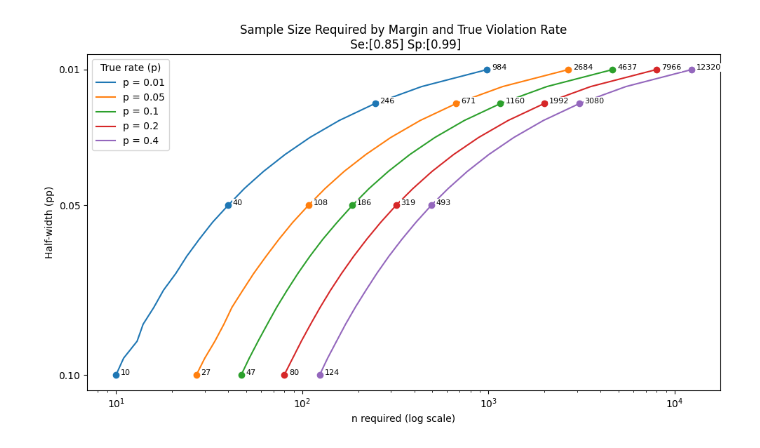
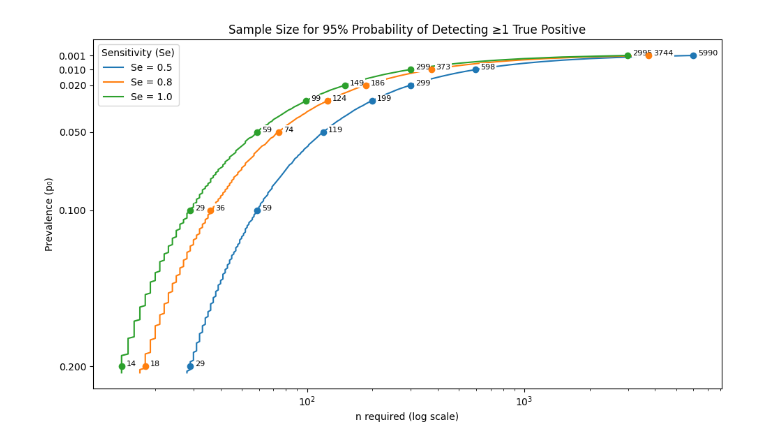
Before and after one commit to jmohl/scanner_evaluation, a Jupyter notebook: sample_size/sample_calc_1.ipynb, the cells around one changed output. Drawn from its saved outputs; the diff is of its cells as text; code cells hidden in the pictures.

Commit message:
first round of sample calcs

```diff
--- a/sample_size/sample_calc_1.ipynb
+++ b/sample_size/sample_calc_1.ipynb
@@ -144,11 +12,0 @@ print(n_required(p=0.10, se=0.90, sp=.99, m=0.05, alpha=0.05))
-# %%
-# Now that I have some functions to generate grids, I want to run those grids over plausible ranges of error rate p.
-# I want to have some plots that hold Se and Sp constant, plot various choices for true error rate in color, various choices for m on the y axis, and n on the x axis.
-#
-#
-ps = [0.2,0.1,0.05,0.01]
-ms = [0.10,0.05,0.01]
-ses = [0.95]
-sps = [0.99]
-
-print(grid_table(ps,ses,sps,ms))
@@ -169,46 +86,43 @@ print(grid_table(ps,ses,sps,ms))
 # %%
 # Fine-grained data for smooth lines
-ms_fine = np.arange(0.01, 0.105, 0.005)
-ps = [0.01, 0.05, 0.10, 0.20, 0.4]
-ses = [0.85]
-sps = [0.99]
-
-df_fine = grid_table(ps,ses,sps,ms_fine)
+p_0s_fine = np.arange(0.001, 0.205, 0.001)  # prevalence values
+p_0s = [0.01, 0.02, 0.03, 0.05, 0.20]  # prevalence values
+ses = [0.5, 0.8, 1.0]
+df_fine = grid_n_detect_one(p_0s_fine, ses)
 
 # Sparse data for points and labels
-ms_points = [0.01, 0.02, 0.05, 0.10]
-df_points = grid_table(ps,ses,sps,ms_points)
+p_0s_points = [0.001,0.01, 0.02, 0.03, 0.05, 0.10, .20]
+df_points = grid_n_detect_one(p_0s_points, ses)
 
 # Plot
 fig, ax = plt.subplots(figsize=(10, 6))
 colors = plt.cm.tab10.colors
 
-for i, (p, group) in enumerate(df_fine.groupby('p')):
+for i, (se, group) in enumerate(df_fine.groupby('sensitivity')):
     # Draw smooth lines
-    ax.plot(group['n_required'], group['m'], color=colors[i], label=f'p = {p}')
+    ax.plot(group['n_required'], group['p_0'], color=colors[i], label=f'Se = {se}')
 
-    # Draw points at specific m values
-    points = df_points[df_points['p'] == p]
-    ax.scatter(points['n_required'], points['m'], color=colors[i], zorder=5)
+    # Draw points at specific p_0 values
+    points = df_points[df_points['sensitivity'] == se]
+    ax.scatter(points['n_required'], points['p_0'], color=colors[i], zorder=5)
 
     # Add labels at points
     for _, row in points.iterrows():
         ax.annotate(f'{int(row["n_required"])}',
-                    (row['n_required'], row['m']),
+                    (row['n_required'], row['p_0']),
                     textcoords='offset points',
                     xytext=(5, 0),
                     fontsize=8,
                     bbox=dict(facecolor='white', edgecolor='none', pad=1))
 
-
 ax.set_xscale('log')
 ax.invert_yaxis()
-ax.set_yticks([0.01, 0.05, 0.1])
+ax.set_yticks([0.001,0.01, 0.02, 0.05, 0.10, 0.20])
 ax.set_xlabel('n required (log scale)')
-ax.set_ylabel('Half-width (pp)')
-ax.legend(title='True rate (p)')
-ax.set_title(f'Sample Size Required by Margin and True Violation Rate\n Se:{ses} Sp:{sps}')
+ax.set_ylabel('Prevalence (p₀)')
+ax.legend(title='Sensitivity (Se)')
+ax.set_title('Sample Size for 95% Probability of Detecting ≥1 True Positive')
 plt.tight_layout()
 plt.show()
 # %% [output]
-[figure, old version]
+[figure, new version]
```
Also changed, not shown: parts of 12 cells of this notebook, 3 other files.
